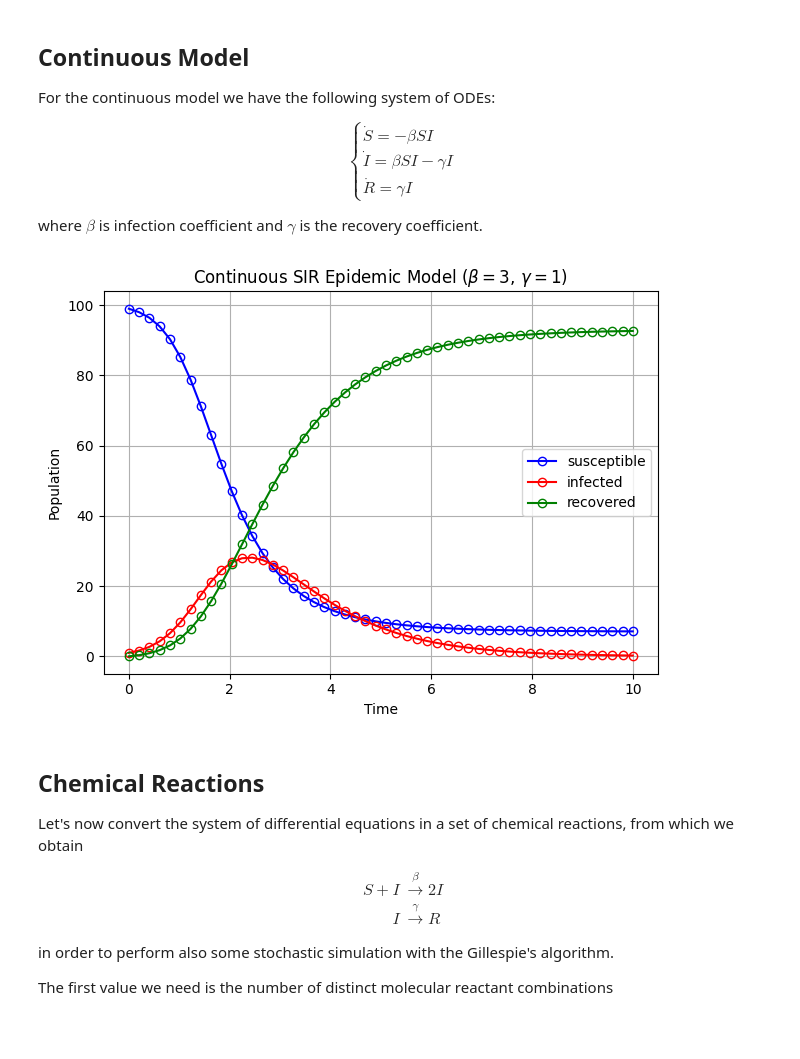
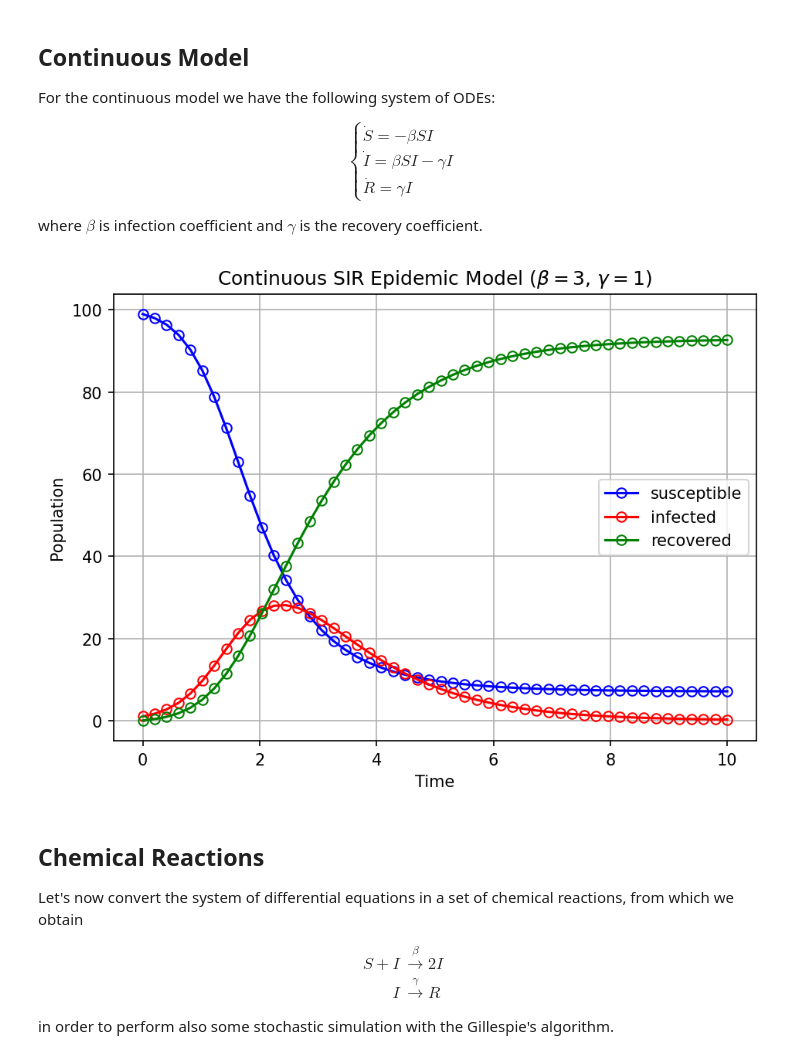
Before and after one commit to FedericoBustaffa/cmcs, a Jupyter notebook: notebooks/epidemic.ipynb, the cells around one changed output. Drawn from its saved outputs; the diff is of its cells as text; code cells hidden in the pictures; blank space fills up the shorter version.

```diff
--- a/notebooks/epidemic.ipynb
+++ b/notebooks/epidemic.ipynb
@@ -85,34 +86,35 @@ import numpy as np
 from cmcs.ode import euler
 
 
 def c_sir(y, t, beta, gamma):
     s, i, r = y
     n = s + i + r
     dsdt = -beta * s * i / n
     didt = beta * s * i / n - gamma * i
     drdt = gamma * i
     return dsdt, didt, drdt
 
 
 beta = 3  # infection rate
 gamma = 1  # recovery rate
 
 y0 = np.array([99, 1, 0])
 time = np.linspace(0, 10, 50)
 sol = euler(c_sir, y0, (beta, gamma), time)
 
+plt.figure(dpi=150)
 plt.title(rf"Continuous SIR Epidemic Model ($\beta={beta}$, $\gamma={gamma}$)")
 plt.plot(time, sol[0], "bo-", mfc="none", label="susceptible")
 plt.plot(time, sol[1], "ro-", mfc="none", label="infected")
 plt.plot(time, sol[2], "go-", mfc="none", label="recovered")
 plt.xlabel("Time")
 plt.ylabel("Population")
 plt.grid()
 plt.legend()
 plt.tight_layout()
 plt.show()
 # %% [output]
-[figure, old version]
+[figure, new version]
 # %% [markdown]
 ## Chemical Reactions
 
@@ -128,6 +130,3 @@ $$
 
 in order to perform also some stochastic simulation with the Gillespie's
 algorithm.
-
-The first value we need is the number of distinct molecular reactant
-combinations
```
Also changed, not shown: parts of 2 cells of this notebook, 1 other file.
